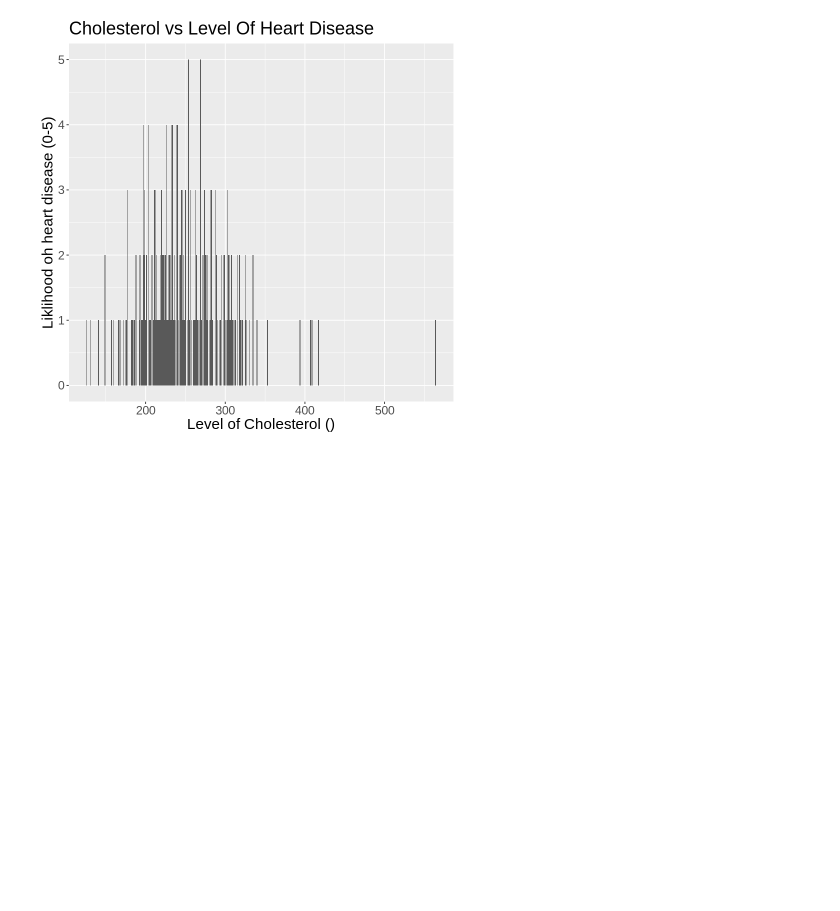
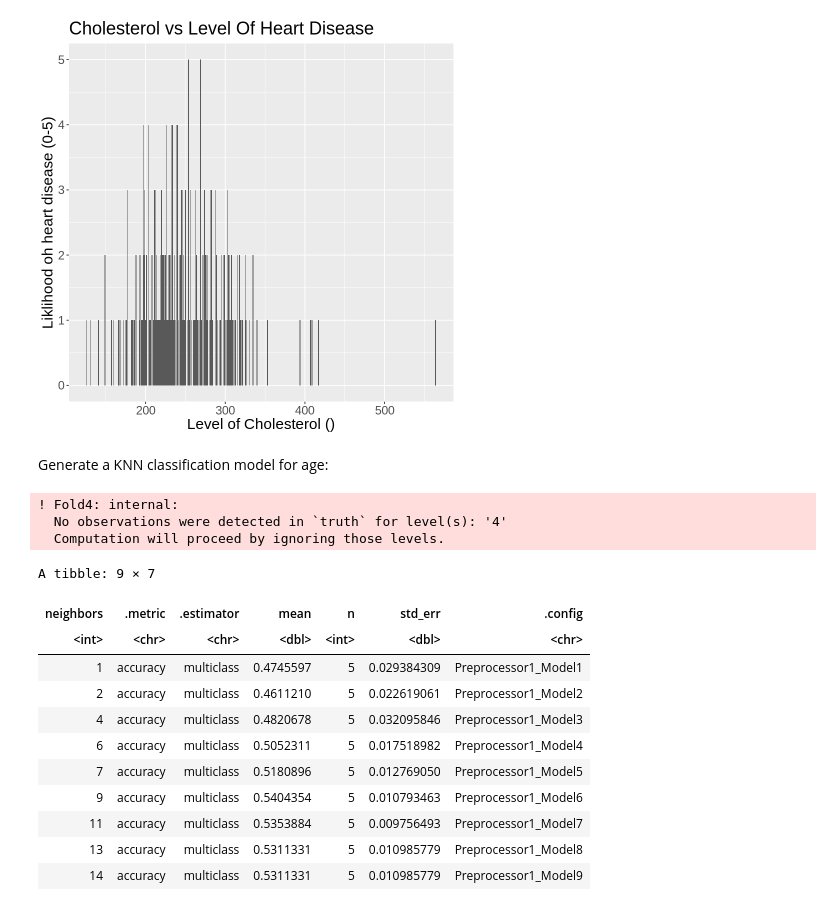
Before and after one commit to Yi-Lin-Wang/Group-32-best-group, a Jupyter notebook: Heart_Disease_Project.ipynb, the cells around one changed output. Cells and saved outputs as stored; diff of their text form; code cells hidden in the pictures; blank space fills up the shorter version.

```diff
--- a/Heart_Disease_Project.ipynb
+++ b/Heart_Disease_Project.ipynb
@@ -107,3 +107,43 @@ heart_disease_training |>
     theme(text = element_text(size = 18))
 # %% [output]
 [figure]
+# %% [markdown]
+Generate a KNN classification model for age:
+# %%
+# create a recipe
+age_recipe <- recipe(num ~ age, data = heart_disease_training) |>
+    step_scale(all_predictors()) |>
+    step_center(all_predictors())
+
+# create a KNN classification model with k unspecified
+age_knn <- nearest_neighbor(weight_func = "rectangular", neighbors = tune()) |>
+    set_engine("kknn") |>
+    set_mode("classification")
+
+# perform cross validation
+age_vfold <- vfold_cv(heart_disease_training, v = 5, strata = num)
+
+# fit the model and calculate the accuracy of each K values
+age_accuracy <- workflow() |>
+    add_recipe(age_recipe) |>
+    add_model(age_knn) |>
+    tune_grid(resamples = age_vfold, grid = 10) |>
+    collect_metrics() |>
+    filter(.metric == "accuracy")
+age_accuracy
+# %% [output]
+! Fold4: internal:
+  No observations were detected in `truth` for level(s): '4'
+  Computation will proceed by ignoring those levels.
+A tibble: 9 × 7
+| neighbors | .metric | .estimator | mean | n | std_err | .config |
+| <int> | <chr> | <chr> | <dbl> | <int> | <dbl> | <chr> |
+| 1 | accuracy | multiclass | 0.4745597 | 5 | 0.029384309 | Preprocessor1_Model1 |
+| 2 | accuracy | multiclass | 0.4611210 | 5 | 0.022619061 | Preprocessor1_Model2 |
+| 4 | accuracy | multiclass | 0.4820678 | 5 | 0.032095846 | Preprocessor1_Model3 |
+| 6 | accuracy | multiclass | 0.5052311 | 5 | 0.017518982 | Preprocessor1_Model4 |
+| 7 | accuracy | multiclass | 0.5180896 | 5 | 0.012769050 | Preprocessor1_Model5 |
+| 9 | accuracy | multiclass | 0.5404354 | 5 | 0.010793463 | Preprocessor1_Model6 |
+| 11 | accuracy | multiclass | 0.5353884 | 5 | 0.009756493 | Preprocessor1_Model7 |
+| 13 | accuracy | multiclass | 0.5311331 | 5 | 0.010985779 | Preprocessor1_Model8 |
+| 14 | accuracy | multiclass | 0.5311331 | 5 | 0.010985779 | Preprocessor1_Model9 |
```
Also changed, not shown: parts of 4 cells of this notebook.
